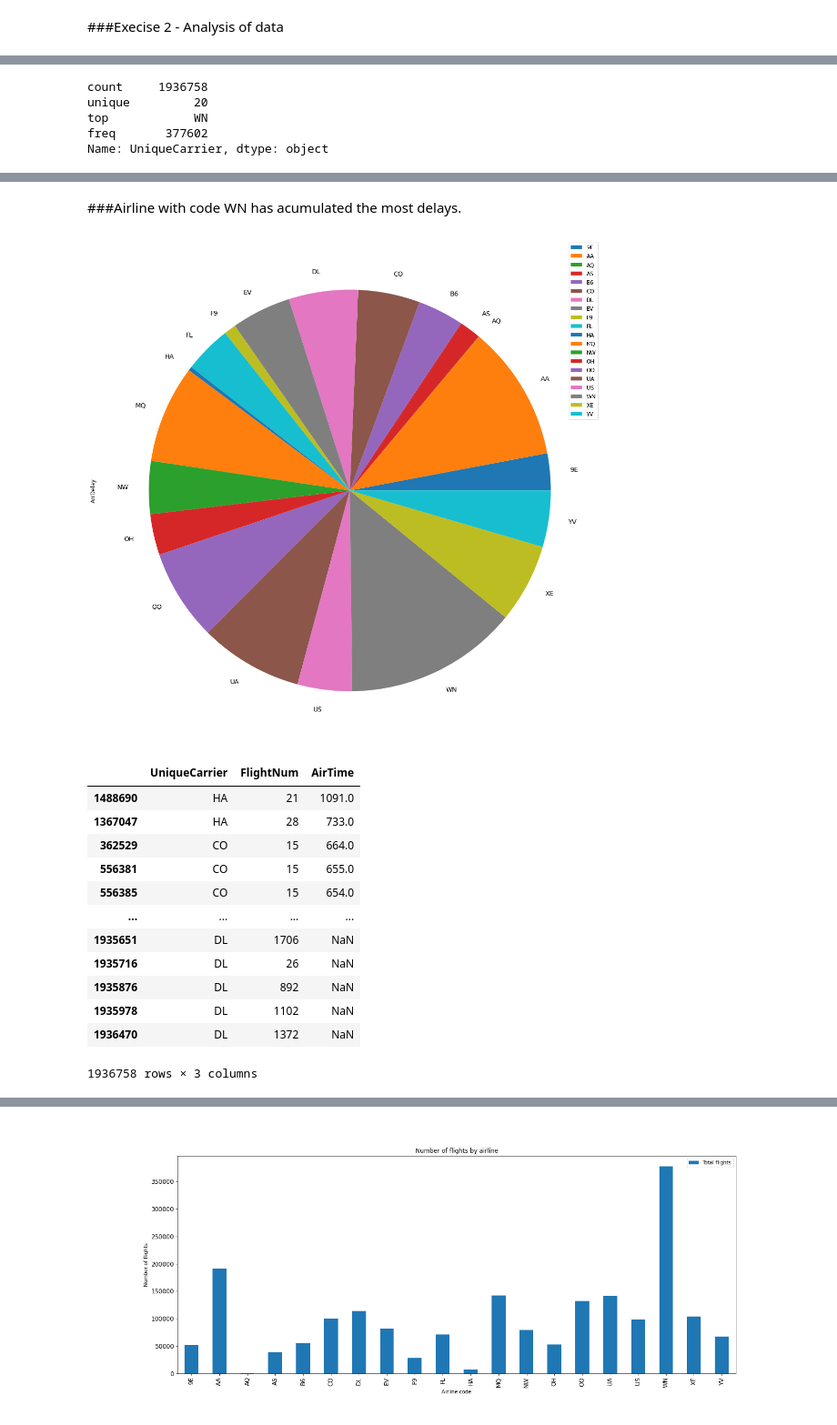
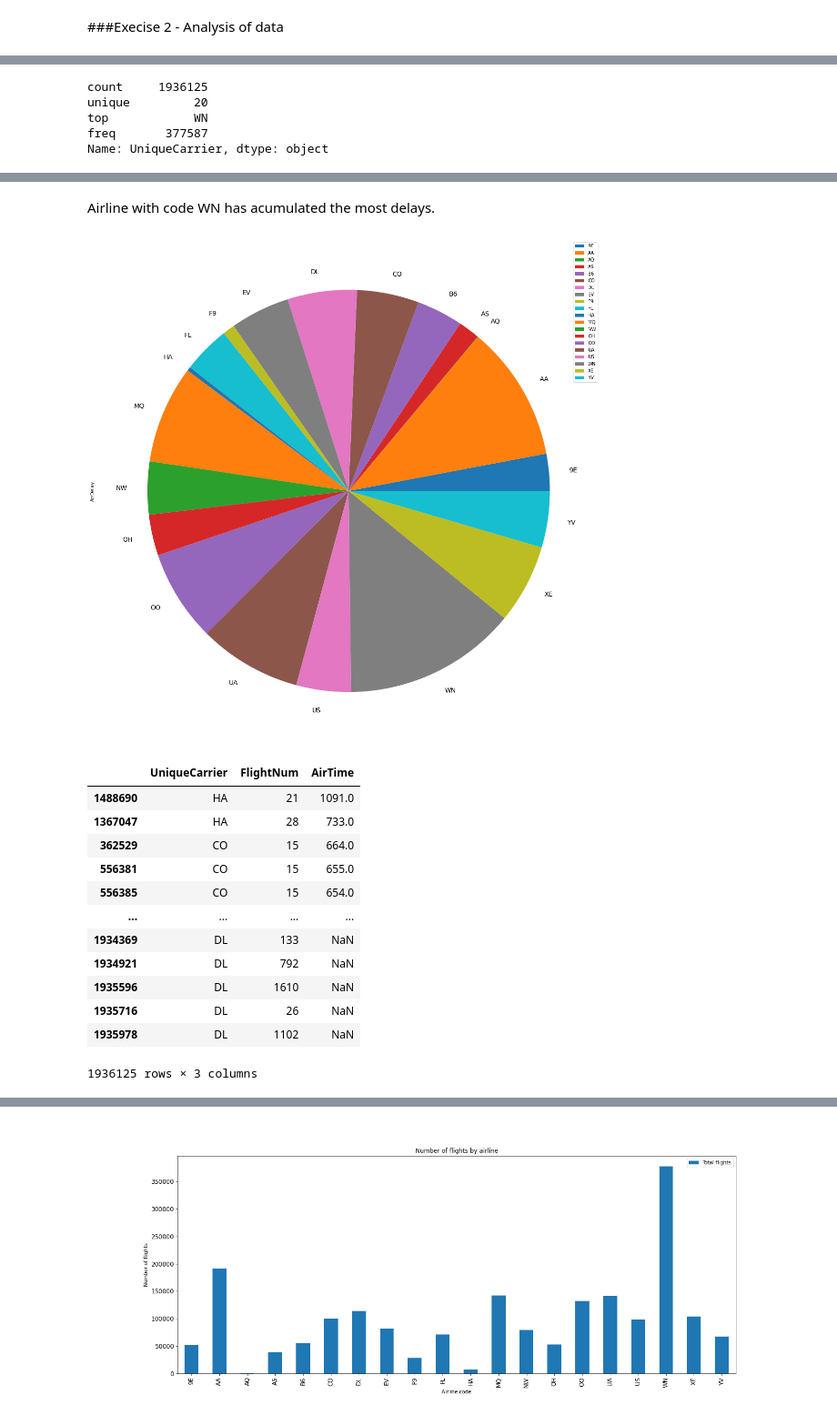
Before and after one commit to dominikapetru/estructures_dataframe, a Jupyter notebook: Sprint3_T05.ipynb, the cells around one changed output, grey strips where cells are left out. Shown at 91% size. Cells and saved outputs as stored; diff of their text form; code cells hidden in the pictures.

```diff
--- a/Sprint3_T05.ipynb
+++ b/Sprint3_T05.ipynb
@@ -55,0 +56,4 @@ my_df.shape
+# %%
+#Relationship between Cancelled and Adddelay - get a group of flights with Cancellation 0
+new_df = my_df.loc[my_df['Cancelled'] == 0]
+new_df[['ArrDelay','Cancelled']]
@@ -104,4 +99,5 @@ dtype: int64
 # %%
-#Creating new column
-my_df['HasDelay'] = np.where(my_df['ArrDelay'] >= 0, True, False)
+#Creating new column - has or no some delay
+modified_df = new_df.copy(deep=True)
+modified_df['HasDelay'] = np.where(modified_df['ArrDelay'] >= 0, True, False)
 # %%
@@ -123,16 +113,16 @@ my_df[['ArrDelay', 'HasDelay']]
 # %%
 #Airlines with the most delayed flights
 #Get description of Unique Carrier - there are 20 different airlines
-my_df['UniqueCarrier'].describe()
+modified_df['UniqueCarrier'].describe()
 # %% [output]
-count     1936758
+count     1936125
 unique         20
 top            WN
-freq       377602
+freq       377587
 Name: UniqueCarrier, dtype: object
 # %%
-new_df = my_df.groupby(['UniqueCarrier'])['ArrDelay'].sum()
-new_df.sort_values()
+sorted_df = modified_df.groupby(['UniqueCarrier'])['ArrDelay'].sum()
+sorted_df.sort_values()
 # %% [output]
 UniqueCarrier
 AQ       15814.0
@@ -152,17 +142,17 @@ AA     8889066.0
 WN    11319092.0
 Name: ArrDelay, dtype: float64
 # %% [markdown]
-###Airline with code WN has acumulated the most delays.
+Airline with code WN has acumulated the most delays.
 # %%
 import matplotlib.pyplot as plt
-test_df = pd.DataFrame(new_df)
+test_df = pd.DataFrame(sorted_df)
 plot = test_df.plot.pie(y='ArrDelay', figsize=(20, 20), fontsize=14)
 # %% [output]
-[figure, old version]
+[figure, new version]
 # %%
 #Longest flights
-sorted_df = my_df.sort_values(['AirTime'], ascending=False)
-sorted_df[['UniqueCarrier', 'FlightNum', 'AirTime']]
+sorted2_df = modified_df.sort_values(['AirTime'], ascending=False)
+sorted2_df[['UniqueCarrier', 'FlightNum', 'AirTime']]
 # %% [output]
 |  | UniqueCarrier | FlightNum | AirTime |
 | 1488690 | HA | 21 | 1091.0 |
@@ -171,9 +161,9 @@ sorted_df[['UniqueCarrier', 'FlightNum', 'AirTime']]
 | 556381 | CO | 15 | 655.0 |
 | 556385 | CO | 15 | 654.0 |
 | ... | ... | ... | ... |
-| 1935651 | DL | 1706 | NaN |
+| 1934369 | DL | 133 | NaN |
+| 1934921 | DL | 792 | NaN |
+| 1935596 | DL | 1610 | NaN |
 | 1935716 | DL | 26 | NaN |
-| 1935876 | DL | 892 | NaN |
 | 1935978 | DL | 1102 | NaN |
-| 1936470 | DL | 1372 | NaN |
-1936758 rows × 3 columns
+1936125 rows × 3 columns
```
Also changed, not shown: parts of 11 cells of this notebook, 1 other file.
